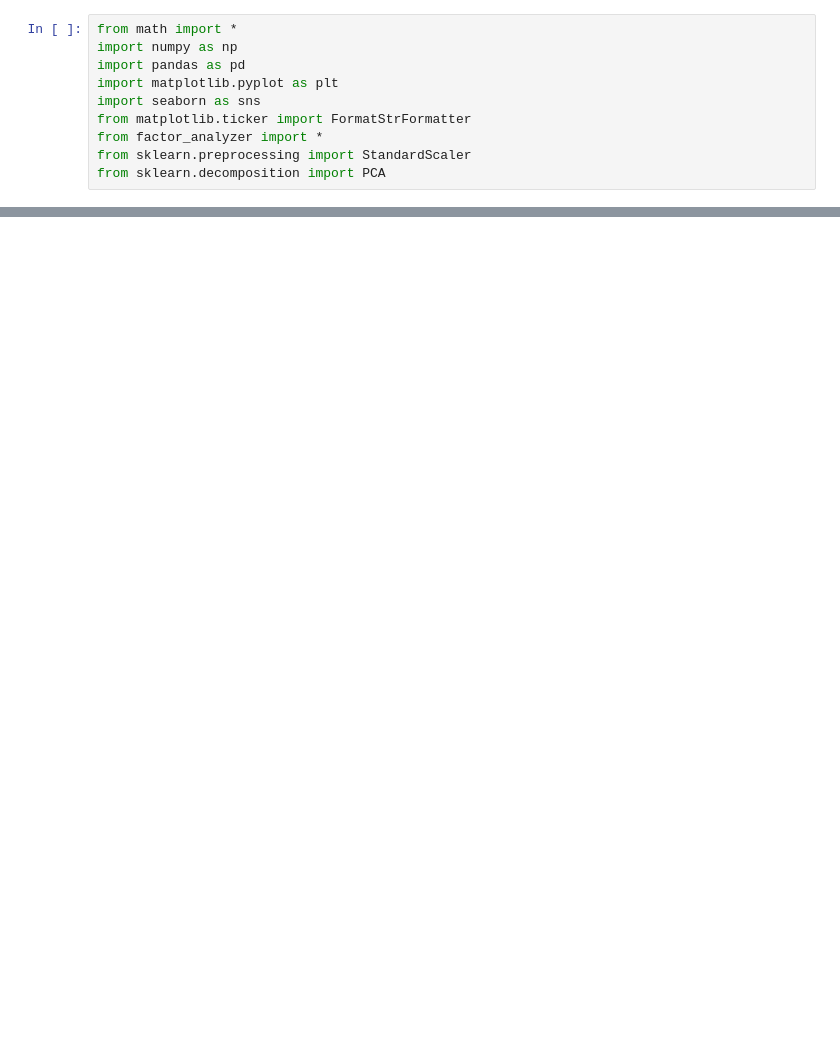
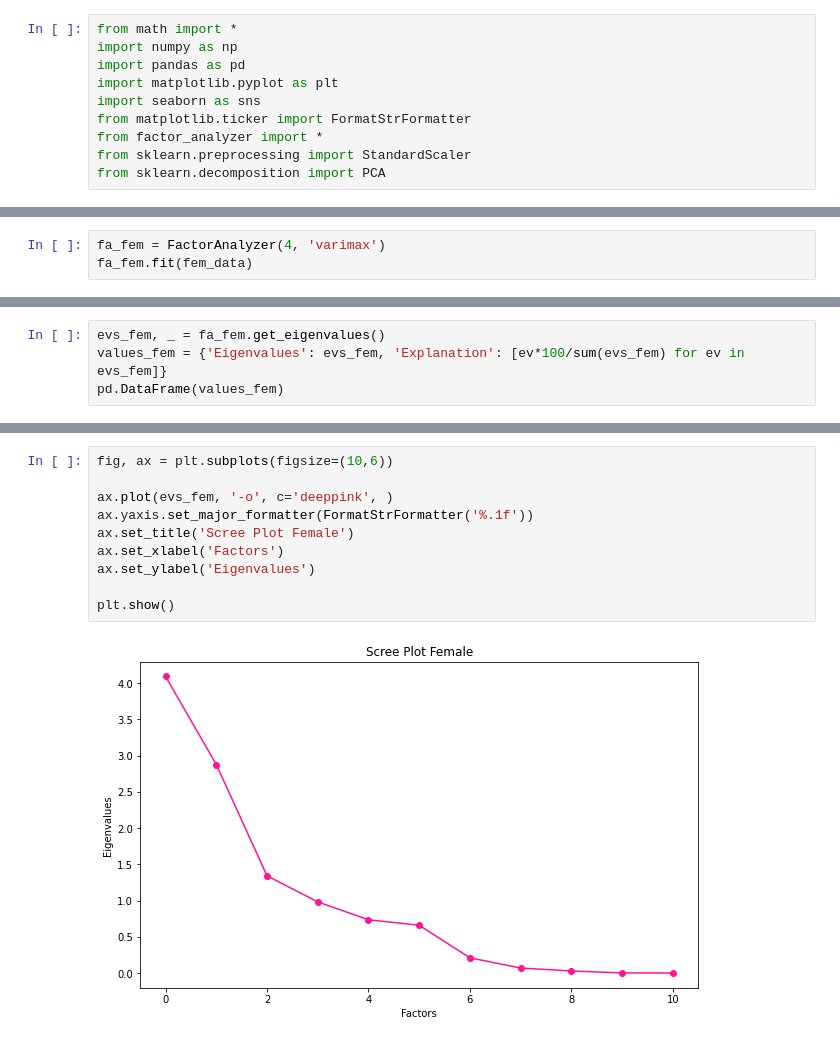
Before and after one commit to vinismachadoo/analise_de_cluster, a Jupyter notebook: analise_multivariada.ipynb, the cells around one changed output, grey strips where cells are left out. Saved outputs shown, nothing was run; the diff lists cells and outputs as text; blank space fills up the shorter version.

```diff
--- a/analise_multivariada.ipynb
+++ b/analise_multivariada.ipynb
@@ -16,0 +65,3 @@ from sklearn.decomposition import PCA
+# %%
+fa_fem = FactorAnalyzer(4, 'varimax')
+fa_fem.fit(fem_data)
@@ -16,0 +72,4 @@ from sklearn.decomposition import PCA
+# %%
+evs_fem, _ = fa_fem.get_eigenvalues()
+values_fem = {'Eigenvalues': evs_fem, 'Explanation': [ev*100/sum(evs_fem) for ev in evs_fem]}
+pd.DataFrame(values_fem)
@@ -16,0 +89,12 @@ from sklearn.decomposition import PCA
+# %%
+fig, ax = plt.subplots(figsize=(10,6))
+
+ax.plot(evs_fem, '-o', c='deeppink', )
+ax.yaxis.set_major_formatter(FormatStrFormatter('%.1f'))
+ax.set_title('Scree Plot Female')
+ax.set_xlabel('Factors')
+ax.set_ylabel('Eigenvalues')
+
+plt.show()
+# %% [output]
+[figure, added]
```
Also changed, not shown: parts of 17 cells of this notebook.
